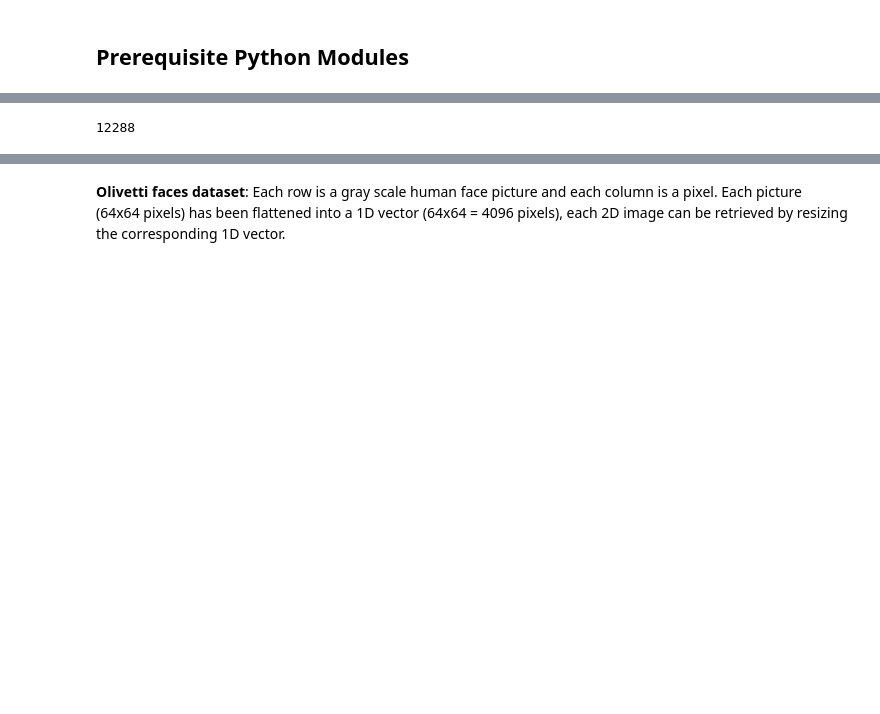
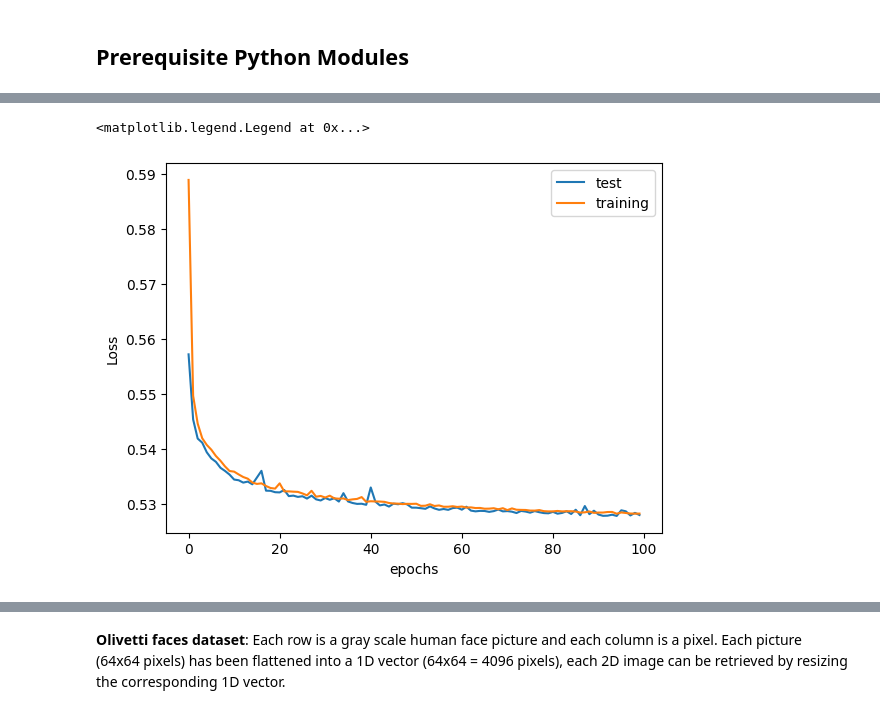
Before and after one commit to tzebre/Aut_app_group_zero, a Jupyter notebook: Copy_of_autoencoders_Keras.ipynb, the cells around one changed output, grey strips where cells are left out. Cells and saved outputs as stored; diff of their text form; code cells hidden in the pictures; blank space fills up the shorter version.

```diff
--- a/Copy_of_autoencoders_Keras.ipynb
+++ b/Copy_of_autoencoders_Keras.ipynb
@@ -29,0 +36,12 @@ from PIL import Image
+# %%
+t = 64
+X = [] # chaque ligne est une immage de 128x128 : chaque pixel dans une colonne
+for direct in os.listdir("dataset/"):
+    if direct != ".DS_Store":
+        for file in os.listdir(f"dataset/{direct}/"):
+            if file != ".DS_Store":
+                img = Image.open(f"dataset/{direct}/{file}")
+                img = img.resize((t,t))
+                arr = np.array(img)/255
+            X.append(arr)
+X = np.array(X)
@@ -30 +52,5 @@ from PIL import Image
+# %%
+X_train, X_test = train_test_split(X,
+                                   test_size=0.2,
+                                   random_state=0)
 # %%
@@ -115,5 +100,16 @@ X = np.array(X)
-# %%
-test = X[0]
-len(test)
-# %% [output]
-12288
+# %%
+autoencoder.fit(X_train, X_train,
+                epochs=250,
+                batch_size=100,
+                shuffle=True,
+                validation_data=(X_test, X_test))
+# %%
+history = autoencoder.history.history
+plt.plot(history['val_loss'],label="test")
+plt.plot(history['loss'],label="training")
+plt.xlabel("epochs")
+plt.ylabel("Loss")
+plt.legend()
+# %% [output]
+<matplotlib.legend.Legend at 0x...>
+[figure, added]
```
Also changed, not shown: parts of 8 cells of this notebook, 17 other files.
